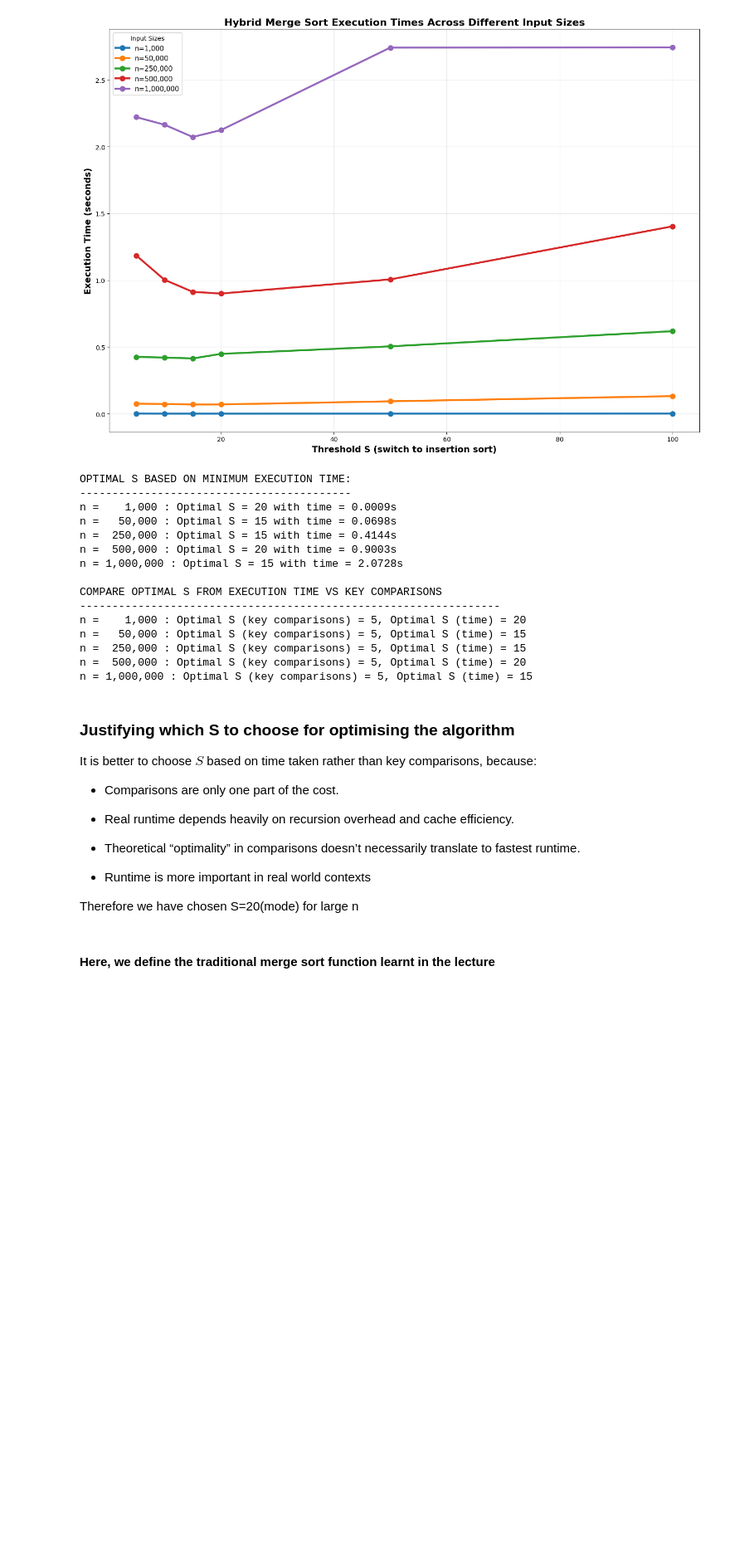
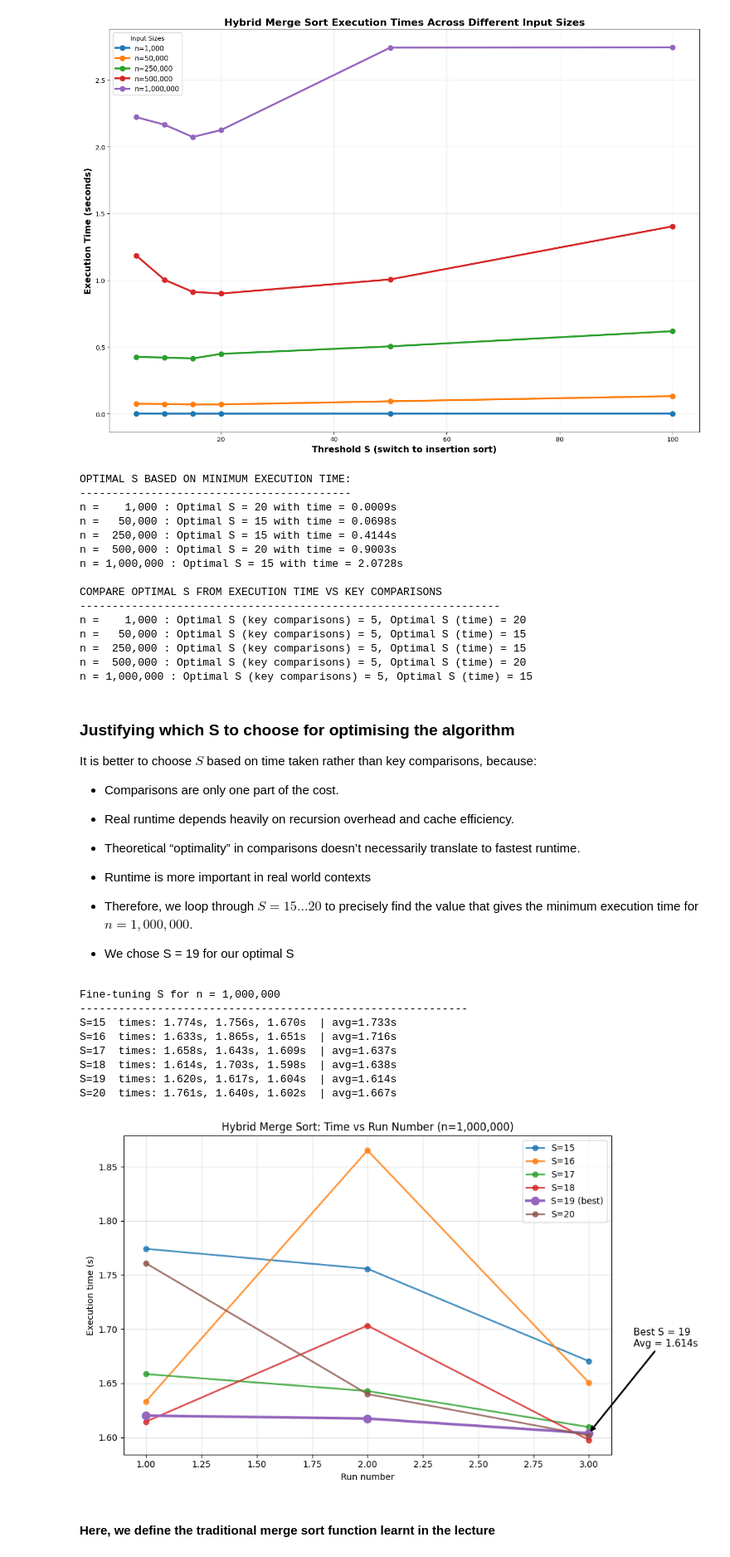
Before and after one commit to UnpretentiousCoder/Algo_design_and_analysis, a Jupyter notebook: lab1.ipynb, the cells around one changed output. Shown at 83% size. Cells and saved outputs as stored; diff of their text form; code cells hidden in the pictures; blank space fills up the shorter version.

Commit message:
iterate between 15 to 20 to find optimal S

```diff
--- a/lab1.ipynb
+++ b/lab1.ipynb
@@ -774,7 +771,83 @@ It is better to choose $S$ based on time taken rather than key comparisons, beca
 - Theoretical “optimality” in comparisons doesn’t necessarily translate to fastest runtime.
 - Runtime is more important in real world contexts
 
-Therefore we have chosen S=20(mode) for large n
+- Therefore, we loop through $S = 15 \dots 20$ to precisely find the value that gives the minimum execution time for $n = 1{,}000{,}000$.
+
+- We chose S = 19 for our optimal S
+# %%
+import time, random
+from statistics import mean
+import matplotlib.pyplot as plt
+
+# Parameters
+n = 1_000_000
+S_values = range(15, 21)
+num_runs = 3
+
+# Generate one fixed dataset once and reuse
+random.seed(42)
+fixed_array = random.sample(range(1, n + 1), n)
+
+# Collect per-run times for each S
+times_by_s = {}
+avg_time_by_s = {}
+
+print(f"Fine-tuning S for n = {n:,}")
+print("-" * 60)
+
+for s in S_values:
+    run_times = []
+    for r in range(1, num_runs + 1):
+        arr = fixed_array.copy()
+        t0 = time.time()
+        _sorted, _comps = mergesort_hybrid(arr, s, 0)
+        t1 = time.time()
+        run_times.append(t1 - t0)
+    times_by_s[s] = run_times
+    avg_time_by_s[s] = mean(run_times)
+    print(f"S={s:2d}  times: " + ", ".join(f"{t:.3f}s" for t in run_times) +
+          f"  | avg={avg_time_by_s[s]:.3f}s")
+
+# Identify best S by average time
+best_s = min(avg_time_by_s, key=avg_time_by_s.get)
+best_avg = avg_time_by_s[best_s]
+
+# Plot graph
+plt.figure(figsize=(10, 6))
+x = list(range(1, num_runs + 1))
+
+for s in S_values:
+    lw = 3 if s == best_s else 2
+    ms = 9 if s == best_s else 6
+    alpha = 1.0 if s == best_s else 0.8
+    plt.plot(x, times_by_s[s], marker='o', linewidth=lw, markersize=ms,
+             label=f"S={s}" + (" (best)" if s == best_s else ""), alpha=alpha)
+
+# Annotate the best S near its last point
+y_last = times_by_s[best_s][-1]
+plt.annotate(f"Best S = {best_s}\nAvg = {best_avg:.3f}s",
+             xy=(x[-1], y_last),
+             xytext=(x[-1] + 0.2, y_last * 1.05),
+             arrowprops=dict(arrowstyle='->', lw=2),
+             fontsize=11)
+
+plt.title(f"Hybrid Merge Sort: Time vs Run Number (n={n:,})")
+plt.xlabel("Run number")
+plt.ylabel("Execution time (s)")
+plt.grid(True, alpha=0.35)
+plt.legend()
+plt.tight_layout()
+plt.show()
+# %% [output]
+Fine-tuning S for n = 1,000,000
+------------------------------------------------------------
+S=15  times: 1.774s, 1.756s, 1.670s  | avg=1.733s
+S=16  times: 1.633s, 1.865s, 1.651s  | avg=1.716s
+S=17  times: 1.658s, 1.643s, 1.609s  | avg=1.637s
+S=18  times: 1.614s, 1.703s, 1.598s  | avg=1.638s
+S=19  times: 1.620s, 1.617s, 1.604s  | avg=1.614s
+S=20  times: 1.761s, 1.640s, 1.602s  | avg=1.667s
+[figure, added]
 # %% [markdown]
 #### Here, we define the traditional merge sort function learnt in the lecture ####
 # %%
```
Also changed, not shown: parts of 5 cells of this notebook.
